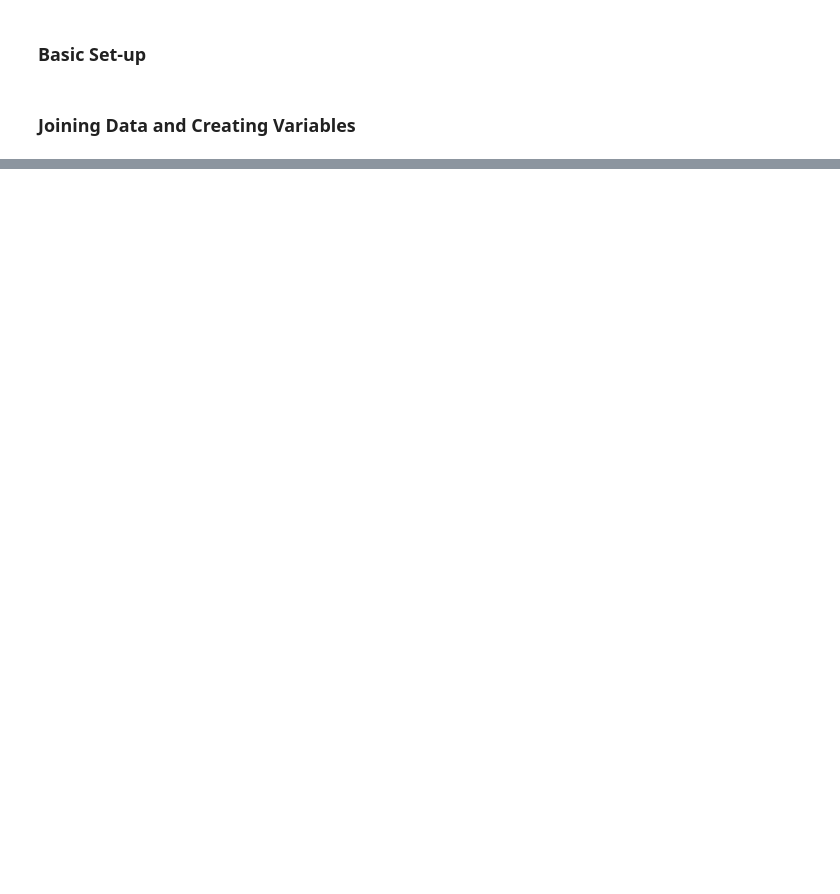
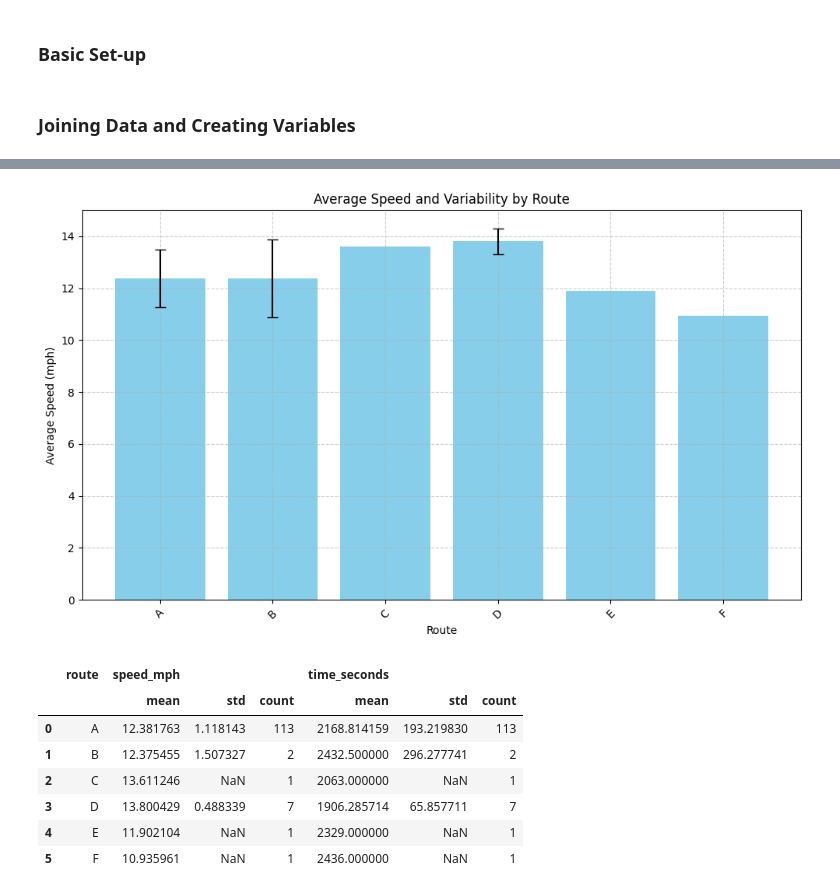
Before and after one commit to mfalcioni1/analysis-projects, a Jupyter notebook: bike-trips/analysis.ipynb, the cells around one changed output, grey strips where cells are left out. Saved outputs shown, nothing was run; the diff lists cells and outputs as text; code cells hidden in the pictures; blank space fills up the shorter version.

```diff
--- a/bike-trips/analysis.ipynb
+++ b/bike-trips/analysis.ipynb
@@ -77,0 +209,26 @@ plt.show()
+# %%
+# mean, standard deviation, and count for each route
+route_summary_stats = trips_data.groupby('route')[['speed_mph', 'time_seconds']].agg(['mean', 'std', 'count']).reset_index()
+# chart with error bars
+plt.figure(figsize=(10, 6))
+plt.bar(route_summary_stats['route'], route_summary_stats['speed_mph']['mean'], yerr=route_summary_stats['speed_mph']['std'], capsize=5, color='skyblue')
+plt.xlabel('Route')
+plt.ylabel('Average Speed (mph)')
+plt.title('Average Speed and Variability by Route')
+plt.xticks(rotation=45)
+plt.grid(True, linestyle='--', which='both', alpha=0.6)
+plt.tight_layout()
+plt.show()
+
+
+route_summary_stats
+# %% [output]
+[figure, added]
+|  | route | speed_mph |  |  | time_seconds |  |  |
+|  |  | mean | std | count | mean | std | count |
+| 0 | A | 12.381763 | 1.118143 | 113 | 2168.814159 | 193.219830 | 113 |
+| 1 | B | 12.375455 | 1.507327 | 2 | 2432.500000 | 296.277741 | 2 |
+| 2 | C | 13.611246 | NaN | 1 | 2063.000000 | NaN | 1 |
+| 3 | D | 13.800429 | 0.488339 | 7 | 1906.285714 | 65.857711 | 7 |
+| 4 | E | 11.902104 | NaN | 1 | 2329.000000 | NaN | 1 |
+| 5 | F | 10.935961 | NaN | 1 | 2436.000000 | NaN | 1 |
```
Also changed, not shown: parts of 26 cells of this notebook, 1 other file.
